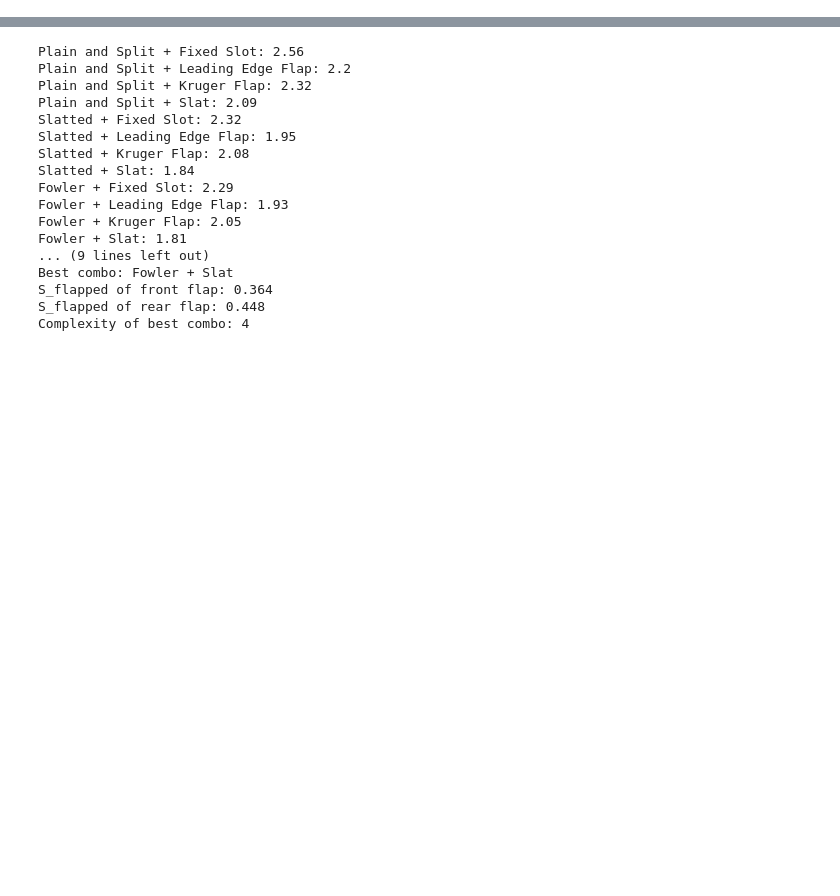
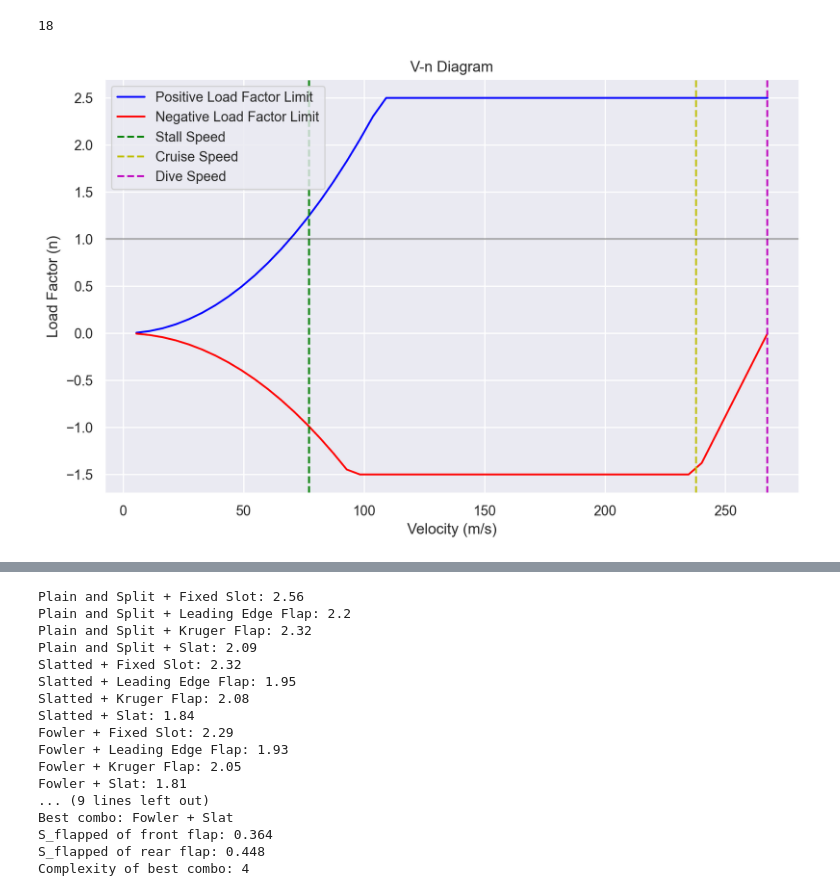
Before and after one commit to ezzatisawesome/ace-1, a Jupyter notebook: model.ipynb, the cells around one changed output, grey strips where cells are left out. Saved outputs shown, nothing was run; the diff lists cells and outputs as text; code cells hidden in the pictures; blank space fills up the shorter version.

```diff
--- a/model.ipynb
+++ b/model.ipynb
@@ -440,3 +489,66 @@ Drag Force 21454.137736820514
+# %%
+# Set the maximum load factors
+n_pos = 2.5
+n_neg = -1.5
+
+v_dive = 267.4 # m/s, Mach 0.9, 36089.24 ft, just an educated guess
+v_stall = 77.16 # m/s
+
+# Convert the lift_maxes and lift_mins to load factors
+lift_maxes = np.array(lift_maxes)
+lift_mins = np.array(lift_mins)
+
+
+# Cut off the data for cl_max at it's maximum value
+for i in range(len(lift_maxes)):
+    if lift_maxes[i] > n_pos:
+        max_lift_index = i
+        break
+# Cap the data at the max cl value
+for i in range(max_lift_index, len(lift_maxes)):
+    lift_maxes[i] = n_pos
+
+# Cut off the data for min lift at n_neg
+for i in range(len(lift_mins)):
+    if lift_mins[i] < n_neg:
+        min_lift_index = i
+        break
+print(min_lift_index)
+# Cap the data at the min cl value
+for i in range(min_lift_index, len(lift_mins)):
+    lift_mins[i] = n_neg
+
+# Find the index of the the velocity that is closest to v_cruise and v_dive
+v_cruise_index = np.argmin(np.abs(speeds - cruise_speed))
+v_dive_index = np.argmin(np.abs(speeds - v_dive))
+
+# Create the line from min load to 0 at dive speed
+intercept = lift_mins[v_cruise_index]
+slope = (0 - intercept) / (speeds[-1] - cruise_speed)
+for i in range(v_cruise_index, len(speeds)):
+    lift_mins[i] = intercept + slope * (speeds[i] - cruise_speed)
+
+# Plot V-n diagram
+plt.figure(figsize=(10, 6))
+plt.plot(speeds, lift_maxes, 'b-', label='Positive Load Factor Limit')
+plt.plot(speeds, lift_mins, 'r-', label='Negative Load Factor Limit')
+
+# Add vertical lines for key velocities
+plt.axvline(x=v_stall, color='g', linestyle='--', label='Stall Speed')
+plt.axvline(x=cruise_speed, color='y', linestyle='--', label='Cruise Speed')
+plt.axvline(x=v_dive, color='m', linestyle='--', label='Dive Speed')
+
+# Add horizontal line at n=1 (level flight)
+plt.axhline(y=1, color='k', linestyle='-', alpha=0.3)
+
+plt.xlabel('Velocity (m/s)')
+plt.ylabel('Load Factor (n)')
+plt.title('V-n Diagram')
+plt.legend()
+plt.show()
+# %% [output]
+18
+[figure, added]
 # %%
 # Calculate CL at a takeoff altitude
 takeoff_altitude = 2438.4  # [m] - example altitude
```
Also changed, not shown: parts of 8 cells of this notebook, 1 other file.
